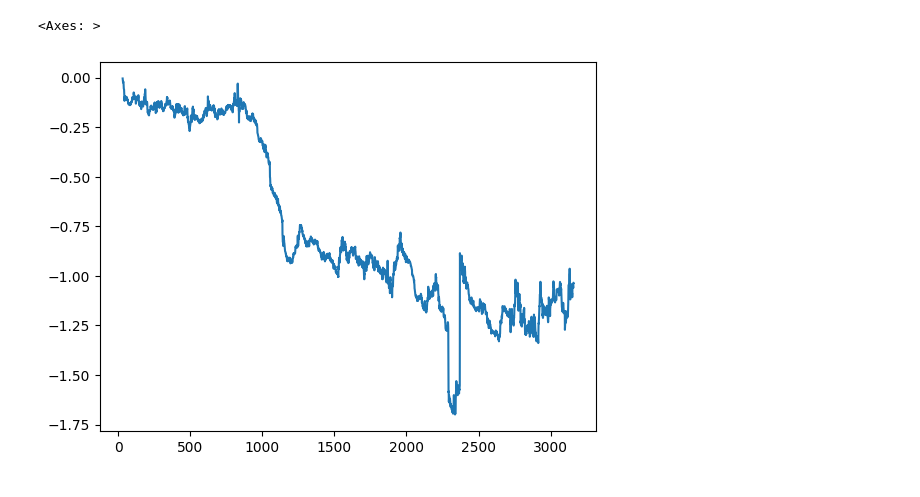
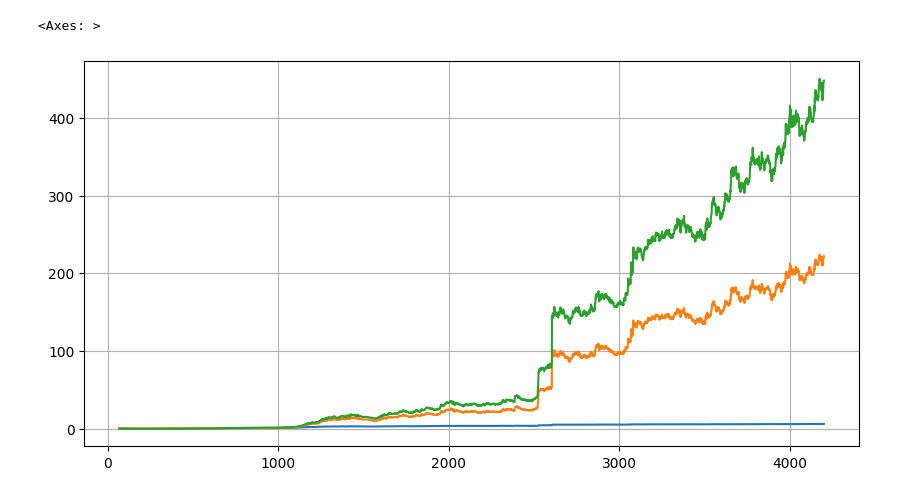
Before and after one commit to pennymax/gplearn, a Jupyter notebook: mytest_fitness.ipynb, the cells around one changed output. Drawn from its saved outputs; the diff is of its cells as text; code cells hidden in the pictures.

```diff
--- a/mytest_fitness.ipynb
+++ b/mytest_fitness.ipynb
@@ -11,6 +13,6 @@ from gplearn.extra_fitness import *
 # %%
 df = pd.read_parquet('/home/pennymax/proj/MFM/CrossSection/v1_basic/results/basic_2023-11-22_22:15:18/fct_man_ta_proc.parquet')
-df = df.query('time > "2021-01-01 00:00:00+00:00"')
+df = df.query('time > "2020-01-01 00:00:00+00:00"')
 df
 # %% [output]
 |  |  | AR_26 | BCKRET1_ALMA_10_6.0_0.85 | BCKRET1_ANGLEd_1 | BCKRET1_APO_12_26 | BCKRET1_BIAS_SMA_26 | ... |
@@ -46,11 +48,16 @@ Length: 3161, dtype: datetime64[ns, UTC]
 # %%
 def _get_X_y(df):
+    df = df.sort_index()
+    display(df)
     dfX = df.drop(columns=[col for col in df.columns if col.startswith('fwdret')])
     feature_names = list(dfX.columns)
     dfX = dfX.unstack()
+    display(dfX)
     X = dfX.values.reshape(len(dfX), len(feature_names), -1)
 
     y = df[['fwdret1']].unstack().to_numpy()
+    display(df[['fwdret1']].unstack())
+    print(X.shape, y.shape, len(feature_names))
     return X, y, feature_names
 
 def convert_expression_to_gp_program(expression: str, function_set: dict, feature_names: list) -> _Program:
@@ -108,10 +161,11 @@ exp = 'min(NETBUYQUO1_FWMA_10, ts_min_10(TZS60_SPOT_HLC3))'
 exp = 'neg(add(premIdx_close, max(TZS60_VOLUME_PPO_12_26_9, PREMCLOSE_MACDs_12_26_9)))'
 exp = 'sub(min(ts_mean_10(bckret1), netbuyquo3), max(ts_min_3(QuoVol), premIdx_close))'
 exp = 'netbuyquo3'
-# exp = 'sub(netbuyquo3, premIdx_close)'
-exp = 'sub(ts_min_10(TZS60_spot_Close), premIdx_close)'
-# exp = 'ts_max_20(ts_mean_10(scale_1(premIdx_low)))'
-exp = 'ts_max_20(ts_mean_10(scale_1(premIdx_low)))'
+exp = 'sub(netbuyquo3, premIdx_close)'
+# exp = 'sub(ts_min_10(TZS60_spot_Close), premIdx_close)'
+# exp = 'min(ts_min_10(TZS60_SPOT_HLC3), J_9_3)'
+# exp = 'min(NETBUYQUO1_JMA_7_0, ts_min_10(SMI_5_20_5))'
+exp = 'min(NETBUYQUO5_DEMA_10, ts_min_10(TZS60_SPOT_HL2))'
 
 print(f'ori expression: {exp}')
 feature_names = df.columns.to_list()
@@ -119,10 +173,22 @@ gp = convert_expression_to_gp_program(exp, _all_func_dictionary, feature_names)
 print(f'_Program print: {gp}')
 
 y_pred = gp.execute_3D(X)
-metric_func = _fitness_map['quantile35_longshort_cagr_comprod_with_fee']
+metric_func = _fitness_map['quantile35_longshort_total_return_cumprod_with_fee']
 metric_val = metric_func(y, y_pred, np.ones(X.shape[0]))
-print(metric_val)
-metric_func = _fitness_map['quantile35_longshort_sharpe_fine_comprod_with_fee']
+print('total return(comp):', metric_val)
+metric_func = _fitness_map['quantile35_longshort_total_return_cumsum_with_fee']
 metric_val = metric_func(y, y_pred, np.ones(X.shape[0]))
-print(metric_val)
+print('total return(cumsum):', metric_val)
+metric_func = _fitness_map['quantile35_longshort_cagr_cumprod_with_fee']
+metric_val = metric_func(y, y_pred, np.ones(X.shape[0]))
+print('cagr:', metric_val)
+metric_func = _fitness_map['quantile35_longshort_sharpe_fine_cumprod_with_fee']
+metric_val = metric_func(y, y_pred, np.ones(X.shape[0]))
+print('sharpe fine:', metric_val)
+metric_func = _fitness_map['quantile35_longshort_sharpe_simple_cumprod_with_fee']
+metric_val = metric_func(y, y_pred, np.ones(X.shape[0]))
+print('sharpe simple:', metric_val)
+metric_func = _fitness_map['quantile35_longshort_rolling_sharpe_sharpe_with_fee']
+metric_val = metric_func(y, y_pred, np.ones(X.shape[0]))
+print('rolling sharpe sharpe:', metric_val)
 # %% [output]
@@ -152,8 +203,12 @@ array([[           nan,            nan,            nan, ...,
 # %%
 quantile = 35
 fee_rate = 0.001
-longshort_rets = quantile_longshort_returns(y, y_pred, np.ones(X.shape[0]), quantile, 0.001)
+longshort_rets = quantile_longshort_returns(y, y_pred, np.ones(X.shape[0]), quantile, fee_rate)
 longshort_rets.cumsum().plot()
+longshort_rets.add(1).cumprod().sub(1).plot(figsize=(10, 5), grid=True)
+
+longshort_rets_nofee = quantile_longshort_returns(y, y_pred, np.ones(X.shape[0]), quantile, 0)
+longshort_rets_nofee.add(1).cumprod().sub(1).plot(figsize=(10, 5), grid=True)
 # %% [output]
 <Axes: >
-[figure, old version]
+[figure, new version]
```
Also changed, not shown: parts of 13 cells of this notebook, 1 other file.
